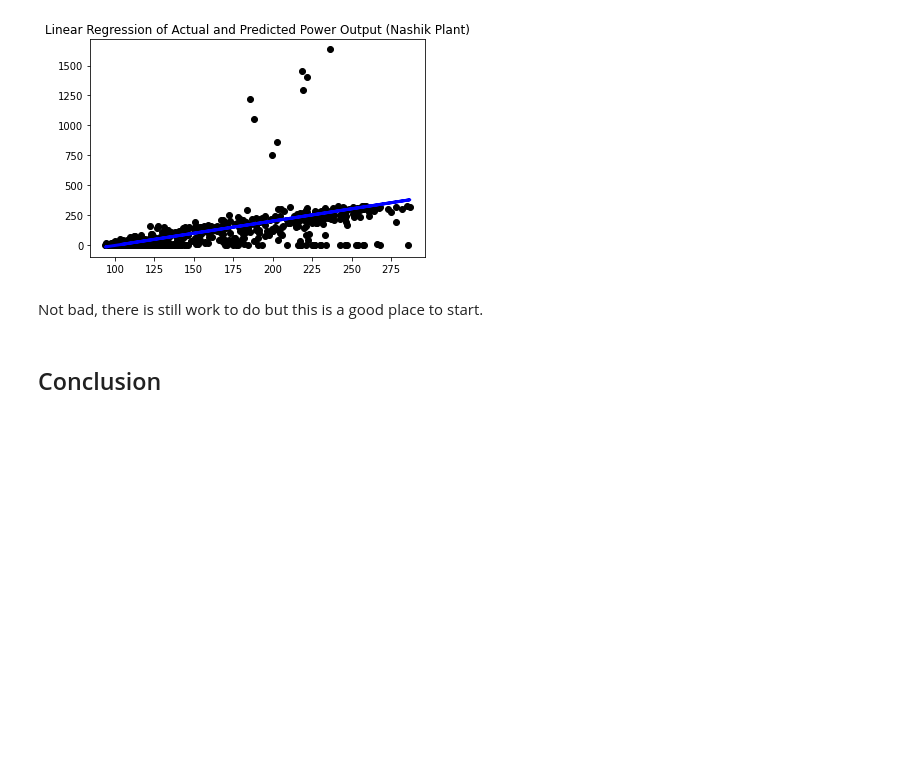
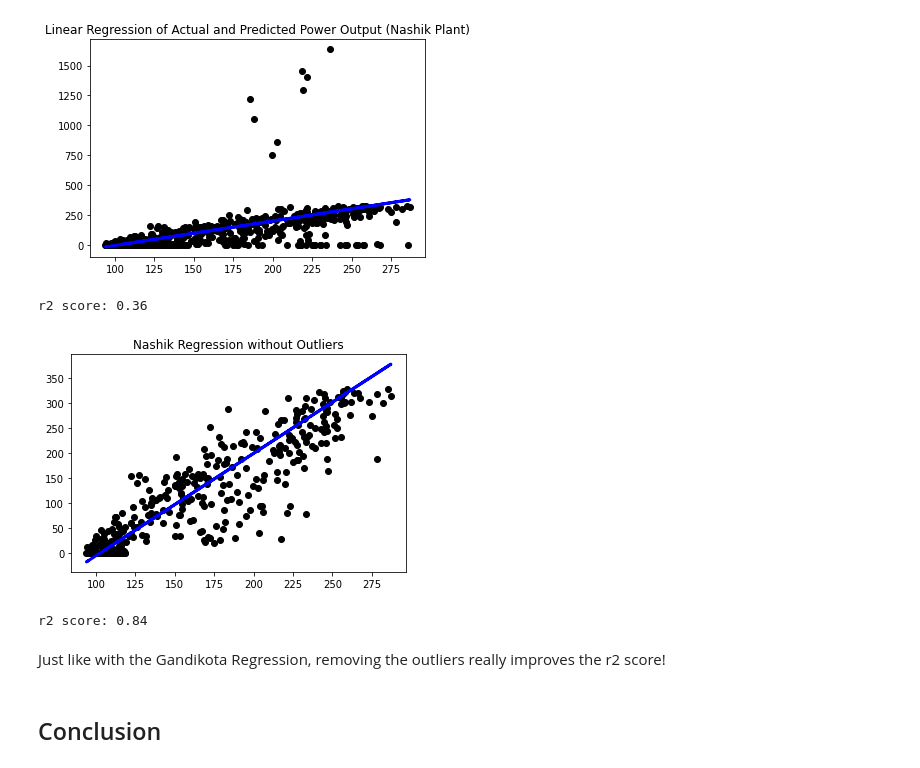
Before and after one commit to Bench-amblee/springboard, a Jupyter notebook: capstone_2/solar_power_pre_processing.ipynb, the cells around one changed output. Cells and saved outputs as stored; diff of their text form; code cells hidden in the pictures; blank space fills up the shorter version.

```diff
--- a/capstone_2/solar_power_pre_processing.ipynb
+++ b/capstone_2/solar_power_pre_processing.ipynb
@@ -370,8 +412,43 @@ plt.plot(X_test, power_pred, color='blue', linewidth=3)
 plt.title('Linear Regression of Actual and Predicted Power Output (Nashik Plant)');
 # %% [output]
 [figure]
-# %% [markdown]
-Not bad, there is still work to do but this is a good place to start.
+# %%
+y_pred = rModel.predict(X_test.reshape(-1,1))
+print('r2 score: %.2f'
+      % r2_score(y_test, y_pred))
+# %% [output]
+r2 score: 0.36
+# %%
+index_1 = []
+index_2 = []
+for i in range(len(X_test)):
+    if y_test[i] > 400:
+        index_1.append(i)
+    if X_test[i] > 120 and y_test[i] < 20:
+        index_2.append(i)
+y_test = np.delete(y_test,index_1)
+X_test = np.delete(X_test,index_1)
+y_test = np.delete(y_test,index_2)
+X_test = np.delete(X_test,index_2)
+
+rModel = linear_model.LinearRegression(normalize=True)
+
+rModel.fit(X_train.reshape(-1,1), y_train)
+
+power_pred = rModel.predict(X_test.reshape(-1,1))
+plt.scatter(X_test, y_test,  color='black')
+plt.plot(X_test, power_pred, color='blue', linewidth=3)
+plt.title('Nashik Regression without Outliers');
+# %% [output]
+[figure, added]
+# %%
+y_pred = rModel.predict(X_test.reshape(-1,1))
+print('r2 score: %.2f'
+      % r2_score(y_test, y_pred))
+# %% [output]
+r2 score: 0.84
+# %% [markdown]
+Just like with the Gandikota Regression, removing the outliers really improves the r2 score!
 # %% [markdown]
 ## Conclusion
 # %% [markdown]
```
Also changed, not shown: parts of 8 cells of this notebook.
